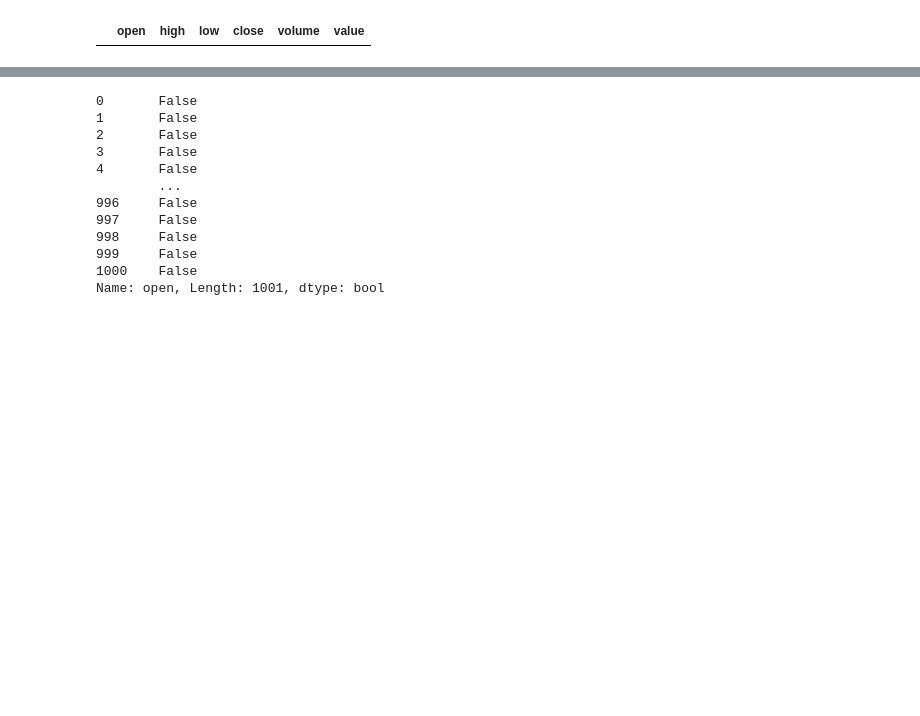
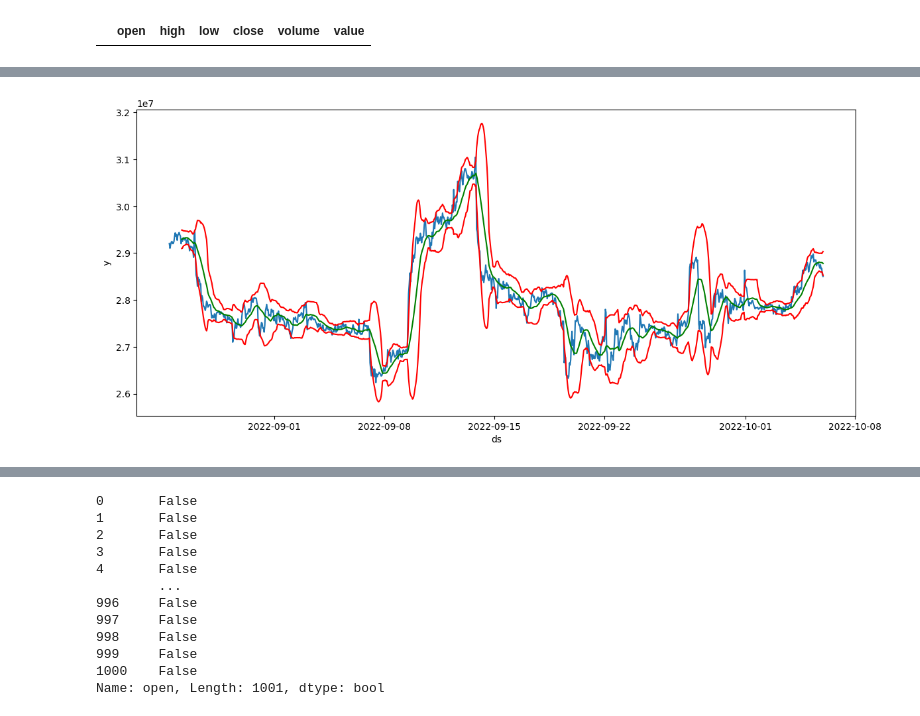
Before and after one commit to jjooki/AutoTrading, a Jupyter notebook: upbit/predict_test.ipynb, the cells around one changed output, grey strips where cells are left out. Cells and saved outputs as stored; diff of their text form; code cells hidden in the pictures; blank space fills up the shorter version.

```diff
--- a/upbit/predict_test.ipynb
+++ b/upbit/predict_test.ipynb
@@ -92,0 +207,9 @@ plt.show()
+# %%
+plt.figure(figsize=(14,6))
+sns.lineplot(data=data, x='ds', y='y')
+sns.lineplot(data=ma20, x='ds', y='y', color='green')
+sns.lineplot(data=bollinger_lower, x='ds', y='y', color='red')
+sns.lineplot(data=bollinger_upper, x='ds', y='y', color='red')
+plt.show()
+# %% [output]
+[figure, added]
```
Also changed, not shown: parts of 15 cells of this notebook.
